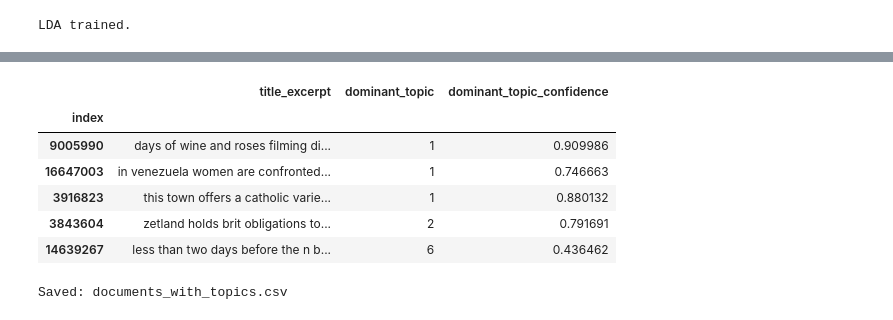
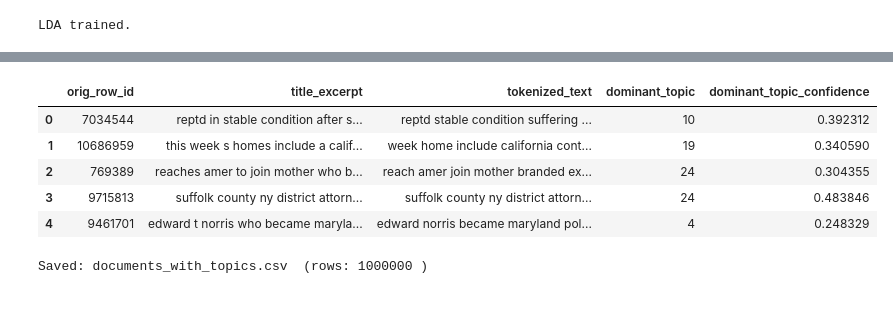
Before and after one commit to AutumnEvans418/in-data-we-trust, a Jupyter notebook: src/reports/lda_training.ipynb, the cells around one changed output, grey strips where cells are left out. Saved outputs shown, nothing was run; the diff lists cells and outputs as text; code cells hidden in the pictures.

```diff
--- a/src/reports/lda_training.ipynb
+++ b/src/reports/lda_training.ipynb
@@ -41,13 +96,22 @@ Rows: 100,000
 # %%
+from sklearn.feature_extraction.text import CountVectorizer
+
+MAX_FEATURES = 30_000
 vectorizer = CountVectorizer(
-    stop_words="english",
-    max_features=MAX_FEATURES
+    max_features=MAX_FEATURES,
+    min_df=5,           # ignore words in <5 docs
+    ngram_range=(1,1),  # change to (1,2) later for phrases
+    lowercase=True,
+    stop_words='english'
 )
 
-texts = df[TEXT_COL].astype(str).tolist()
-count_matrix = vectorizer.fit_transform(texts)   # sparse [n_docs x vocab]
-feature_names = np.array(vectorizer.get_feature_names_out())
+# THIS LINE NOW WORKS
+texts = df_small["tokenized_text"].astype(str).tolist()
+count_matrix = vectorizer.fit_transform(texts)
 
-print("count_matrix shape:", count_matrix.shape)
-print("Example vocab terms:", feature_names[:20])
+feature_names = vectorizer.get_feature_names_out()
+
+print("\nSUCCESS!")
+print(f"Matrix shape: {count_matrix.shape}  →  {count_matrix.shape[0]:,} docs × {count_matrix.shape[1]:,} words")
+print(f"Top 15 words: {feature_names[:15].tolist()}")
 # %% [output]
@@ -128,24 +236,28 @@ Saved: topics_keywords.csv
 # %%
-doc_topic_dist = lda.transform(count_matrix)  # rows sum to ~1
+# doc_topic_dist already computed from the same count_matrix you trained on
+doc_topic_dist = lda.transform(count_matrix)
 dominant_topic = doc_topic_dist.argmax(axis=1)
-confidence = doc_topic_dist.max(axis=1)
+confidence     = doc_topic_dist.max(axis=1)
 
-df_out = df.copy()
+# IMPORTANT: match the frame used for vectorization (df_small / df_filt / df)
+SOURCE_DF = df_small  # keep whatever you actually used above
+
+# Keep original row ids in case you sampled; handy for merging later
+df_out = SOURCE_DF.reset_index(drop=False).rename(columns={"index": "orig_row_id"})
 df_out["dominant_topic"] = dominant_topic
 df_out["dominant_topic_confidence"] = confidence
 
 df_out.to_csv("documents_with_topics.csv", index=False)
-display(df_out.head(5))
-print("Saved: documents_with_topics.csv")
+display(df_out.head())
+print("Saved: documents_with_topics.csv  (rows:", len(df_out), ")")
 # %% [output]
-|  | title_excerpt | dominant_topic | dominant_topic_confidence |
-| index |  |  |  |
-| 9005990 | days of wine and roses filming di... | 1 | 0.909986 |
-| 16647003 | in venezuela women are confronted... | 1 | 0.746663 |
-| 3916823 | this town offers a catholic varie... | 1 | 0.880132 |
-| 3843604 | zetland holds brit obligations to... | 2 | 0.791691 |
-| 14639267 | less than two days before the n b... | 6 | 0.436462 |
+|  | orig_row_id | title_excerpt | tokenized_text | dominant_topic | dominant_topic_confidence |
+| 0 | 7034544 | reptd in stable condition after s... | reptd stable condition suffering ... | 10 | 0.392312 |
+| 1 | 10686959 | this week s homes include a calif... | week home include california cont... | 19 | 0.340590 |
+| 2 | 769389 | reaches amer to join mother who b... | reach amer join mother branded ex... | 24 | 0.304355 |
+| 3 | 9715813 | suffolk county ny district attorn... | suffolk county ny district attorn... | 24 | 0.483846 |
+| 4 | 9461701 | edward t norris who became maryla... | edward norris became maryland pol... | 4 | 0.248329 |
-Saved: documents_with_topics.csv
+Saved: documents_with_topics.csv  (rows: 1000000 )
 # %%
 pyLDAvis.enable_notebook()  # enables inline display
 ldavis_prepared = lda_vis.prepare(lda, count_matrix, vectorizer)
```
Also changed, not shown: parts of 19 cells of this notebook, 5 other files.
